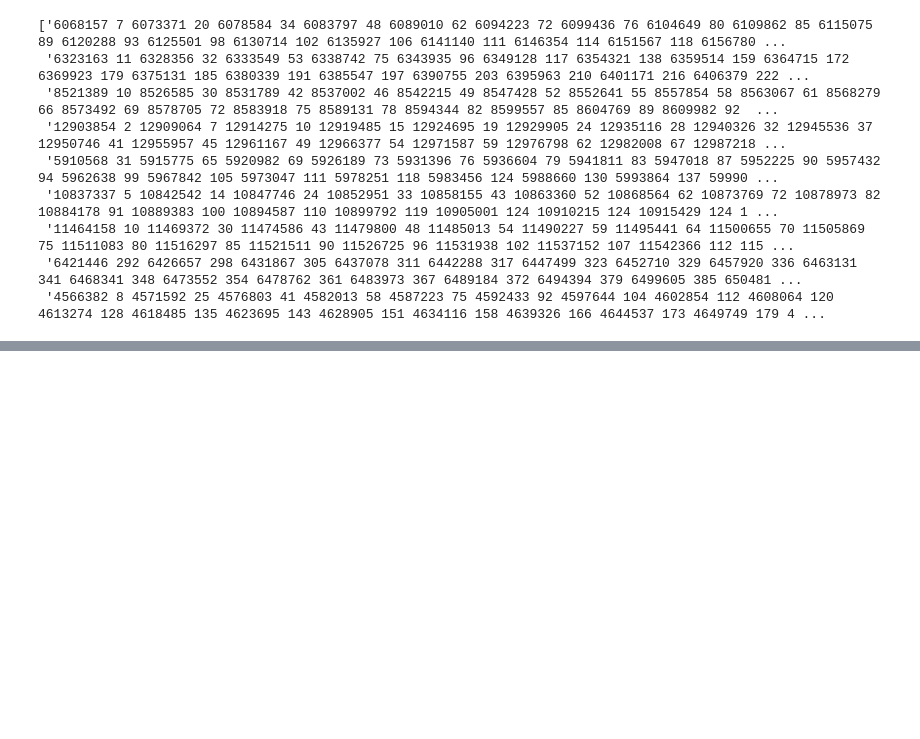
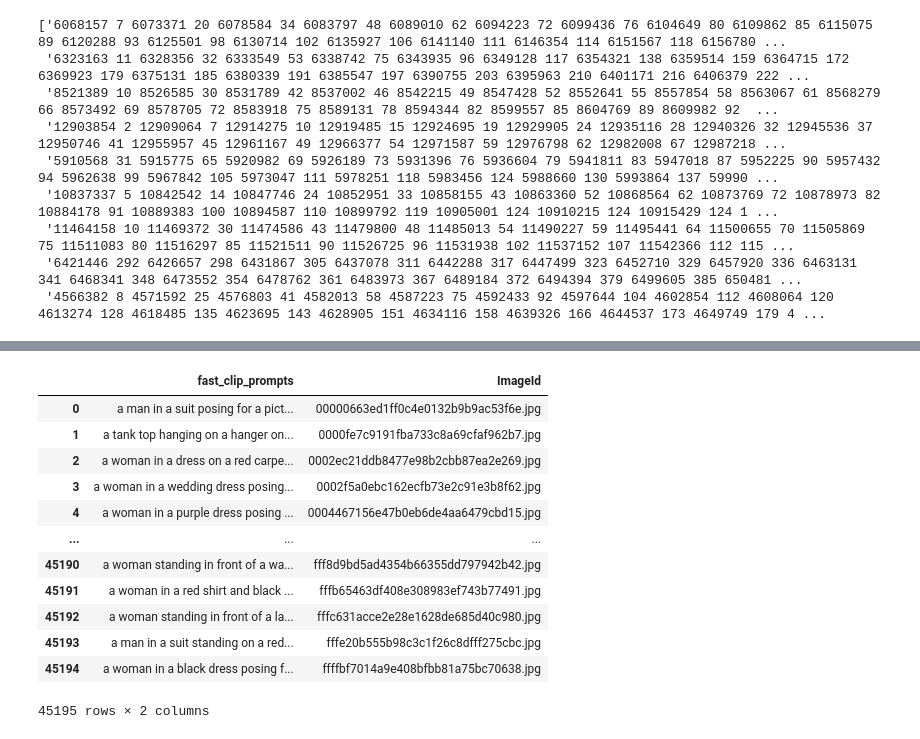
Before and after one commit to dragynir/fashion_controlnet_original, a Jupyter notebook: notebooks/eda.ipynb, the cells around one changed output, grey strips where cells are left out. Cells and saved outputs as stored; diff of their text form; code cells hidden in the pictures; blank space fills up the shorter version.

```diff
--- a/notebooks/eda.ipynb
+++ b/notebooks/eda.ipynb
@@ -384,0 +427,16 @@ eval(df.EncodedPixels.values[0])
+# %%
+pd.read_csv('../training/iMaterialist(Fashion)/caption.csv')
+# %% [output]
+|  | fast_clip_prompts | ImageId |
+| 0 | a man in a suit posing for a pict... | 00000663ed1ff0c4e0132b9b9ac53f6e.jpg |
+| 1 | a tank top hanging on a hanger on... | 0000fe7c9191fba733c8a69cfaf962b7.jpg |
+| 2 | a woman in a dress on a red carpe... | 0002ec21ddb8477e98b2cbb87ea2e269.jpg |
+| 3 | a woman in a wedding dress posing... | 0002f5a0ebc162ecfb73e2c91e3b8f62.jpg |
+| 4 | a woman in a purple dress posing ... | 0004467156e47b0eb6de4aa6479cbd15.jpg |
+| ... | ... | ... |
+| 45190 | a woman standing in front of a wa... | fff8d9bd5ad4354b66355dd797942b42.jpg |
+| 45191 | a woman in a red shirt and black ... | fffb65463df408e308983ef743b77491.jpg |
+| 45192 | a woman standing in front of a la... | fffc631acce2e28e1628de685d40c980.jpg |
+| 45193 | a man in a suit standing on a red... | fffe20b555b98c3c1f26c8dfff275cbc.jpg |
+| 45194 | a woman in a black dress posing f... | ffffbf7014a9e408bfbb81a75bc70638.jpg |
+45195 rows × 2 columns
```
Also changed, not shown: parts of 6 cells of this notebook, 1 other file.
